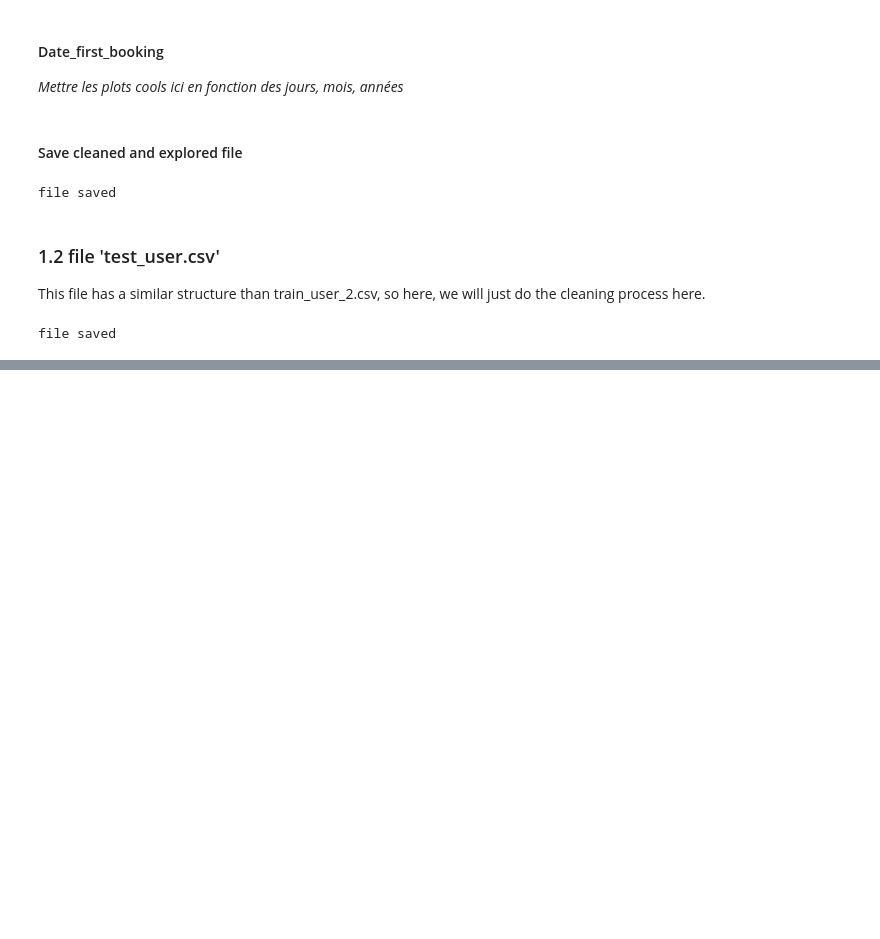
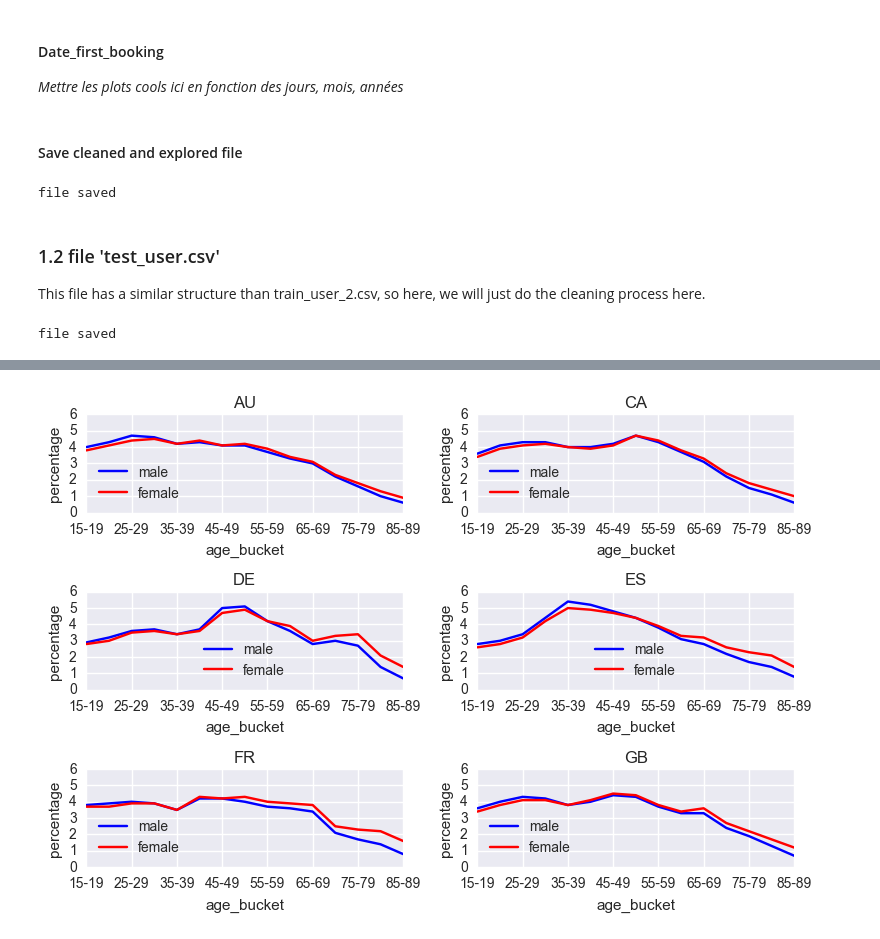
Before and after one commit to mgelsm/Airbnb_predictions, a Jupyter notebook: main.ipynb, the cells around one changed output, grey strips where cells are left out. Drawn from its saved outputs; the diff is of its cells as text; code cells hidden in the pictures; blank space fills up the shorter version.

Commit message:
add preprocessing age_gender_bkts

```diff
--- a/main.ipynb
+++ b/main.ipynb
@@ -103,0 +117,3 @@ file saved
+# %%
+df = pd.read_csv("age_gender_bkts.csv")
+df.head()
@@ -103,0 +132,7 @@ file saved
+# %%
+df = preprocessing_helper.cleanAgeBucket(df)
+# %%
+df_destination_age_male,df_destination_age_female,df_destination_total = preprocessing_helper.travellerCountryProcess(df)
+preprocessing_helper.travellerProportionCountryPlot(df_destination_age_male,df_destination_age_female)
+# %% [output]
+[figure, added]
```
Also changed, not shown: parts of 6 cells of this notebook, 1 other file.
